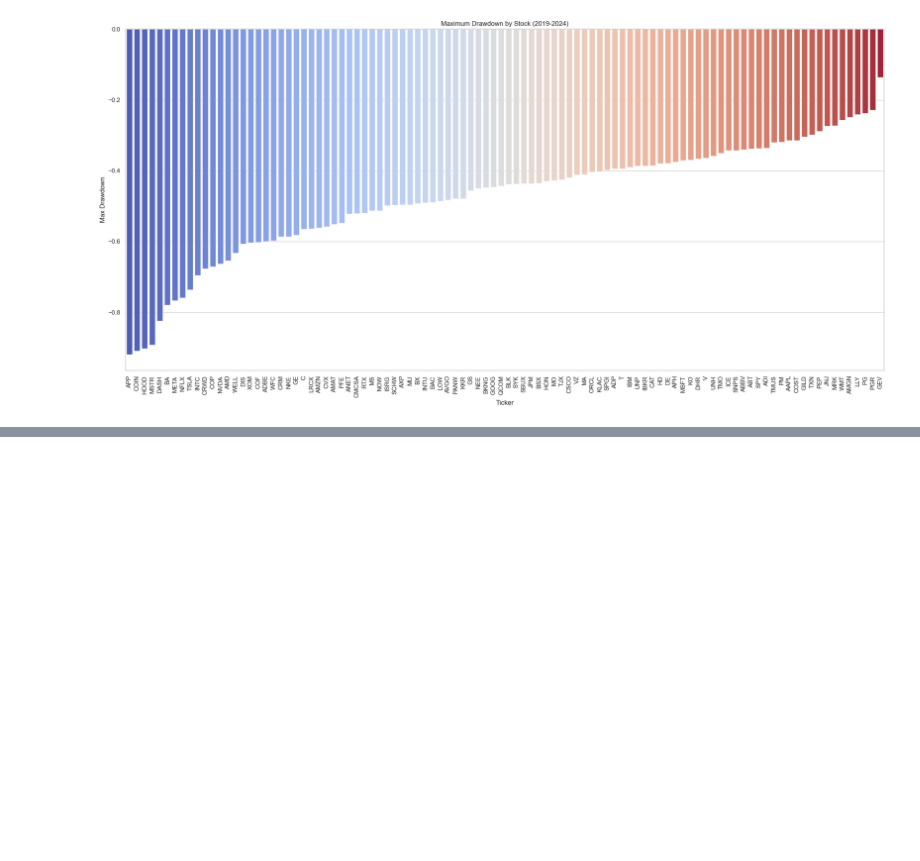
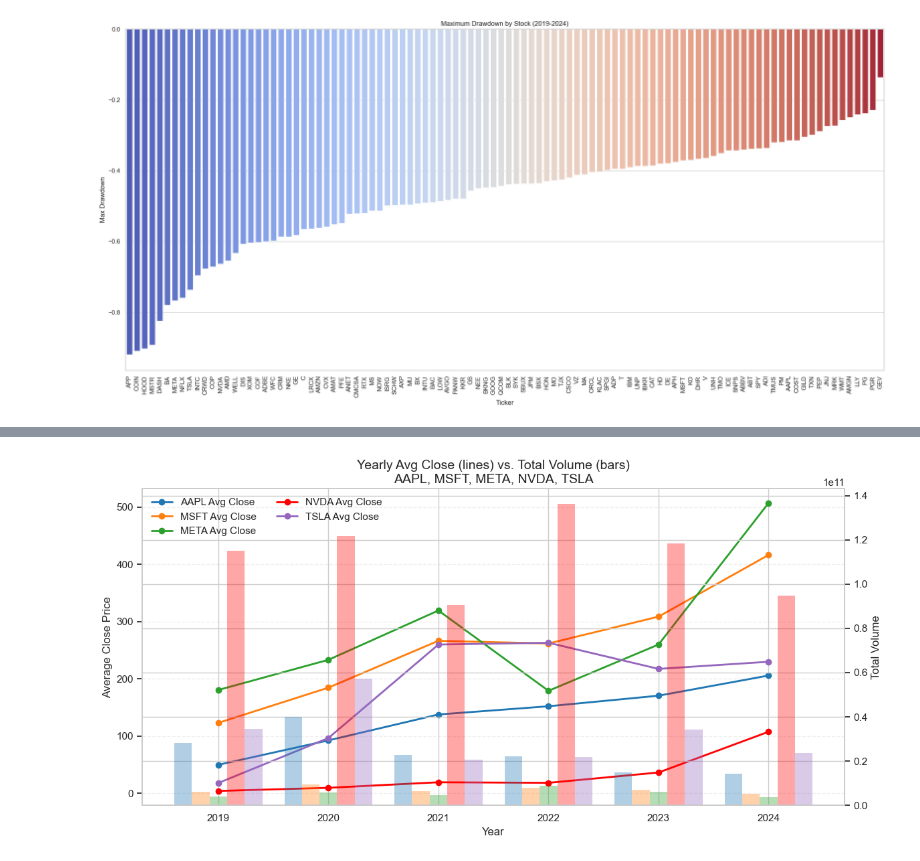
Before and after one commit to shasnath0830/Stock-Prediction-Capstone, a Jupyter notebook: Notebooks/Explatoratory_Data_Analysis.ipynb, the cells around one changed output, grey strips where cells are left out. Drawn from its saved outputs; the diff is of its cells as text; code cells hidden in the pictures; blank space fills up the shorter version.

```diff
--- a/Notebooks/Explatoratory_Data_Analysis.ipynb
+++ b/Notebooks/Explatoratory_Data_Analysis.ipynb
@@ -228,0 +316,68 @@ Passing `palette` without assigning `hue` is deprecated and will be removed in v
+# %%
+big5 = ['AAPL', 'MSFT', 'META', 'NVDA', 'TSLA']
+df = fortune_100.copy()
+df["Date"] = pd.to_datetime(df["Date"])
+df = df[df["Ticker"].isin(big5)].copy()
+df["Year"] = df["Date"].dt.year
+
+yearly = (
+    df.groupby(["Ticker", "Year"])
+      .agg(AvgClose=("Close", "mean"),
+           TotVol=("Volume", "sum"))
+      .reset_index()
+)
+
+# Keep the same year range (optional)
+years = np.sort(yearly["Year"].unique())
+
+# Custom colors per ticker (nice + distinct)
+colors = {
+    "AAPL": "#1f77b4",
+    "MSFT": "#ff7f0e",
+    "META": "#2ca02c",
+    "NVDA": "red",
+    "TSLA": "#9467bd",
+}
+fig, ax1 = plt.subplots(figsize=(12, 6))
+ax2 = ax1.twinx()
+
+# Price lines
+line_handles = []
+for t in big5:
+    sub = yearly[yearly["Ticker"] == t].sort_values("Year")
+    h, = ax1.plot(sub["Year"], sub["AvgClose"], marker="o", linewidth=2,
+                  color=colors[t], label=f"{t} Avg Close")
+    line_handles.append(h)
+
+# Grouped bars for volume (color-matched)
+bar_width = 0.16
+offsets = np.linspace(-2, 2, len(big5)) * bar_width  # symmetric offsets
+bar_handles = []
+for off, t in zip(offsets, big5):
+    sub = yearly[yearly["Ticker"] == t].set_index("Year").reindex(years).reset_index()
+    # fill missing years with 0 volume to keep bar alignment
+    sub["TotVol"] = sub["TotVol"].fillna(0)
+    bars = ax2.bar(sub["Year"] + off, sub["TotVol"],
+                   width=bar_width, alpha=0.35, color=colors[t],
+                   edgecolor="none", label=f"{t} Volume")
+    bar_handles.append(bars)
+
+# Labels & formatting
+ax1.set_title("Yearly Avg Close (lines) vs. Total Volume (bars)\nAAPL, MSFT, META, NVDA, TSLA", fontsize=14)
+ax1.set_xlabel("Year")
+ax1.set_ylabel("Average Close Price")
+ax2.set_ylabel("Total Volume")
+
+ax1.grid(axis="y", linestyle="--", alpha=0.3)
+ax1.set_xticks(years)
+
+# Build a combined legend: use one bar from each BarContainer
+bar_patches = [bh.patches[0] for bh in bar_handles if len(bh.patches)]
+legend_items = line_handles + bar_patches
+legend_labels = [h.get_label() for h in line_handles] + [p.get_label() for p in bar_patches]
+ax1.legend(legend_items, legend_labels, loc="upper left", ncol=2, frameon=False)
+
+plt.tight_layout()
+plt.show()
+# %% [output]
+[figure, added]
```
Also changed, not shown: parts of 12 cells of this notebook.
